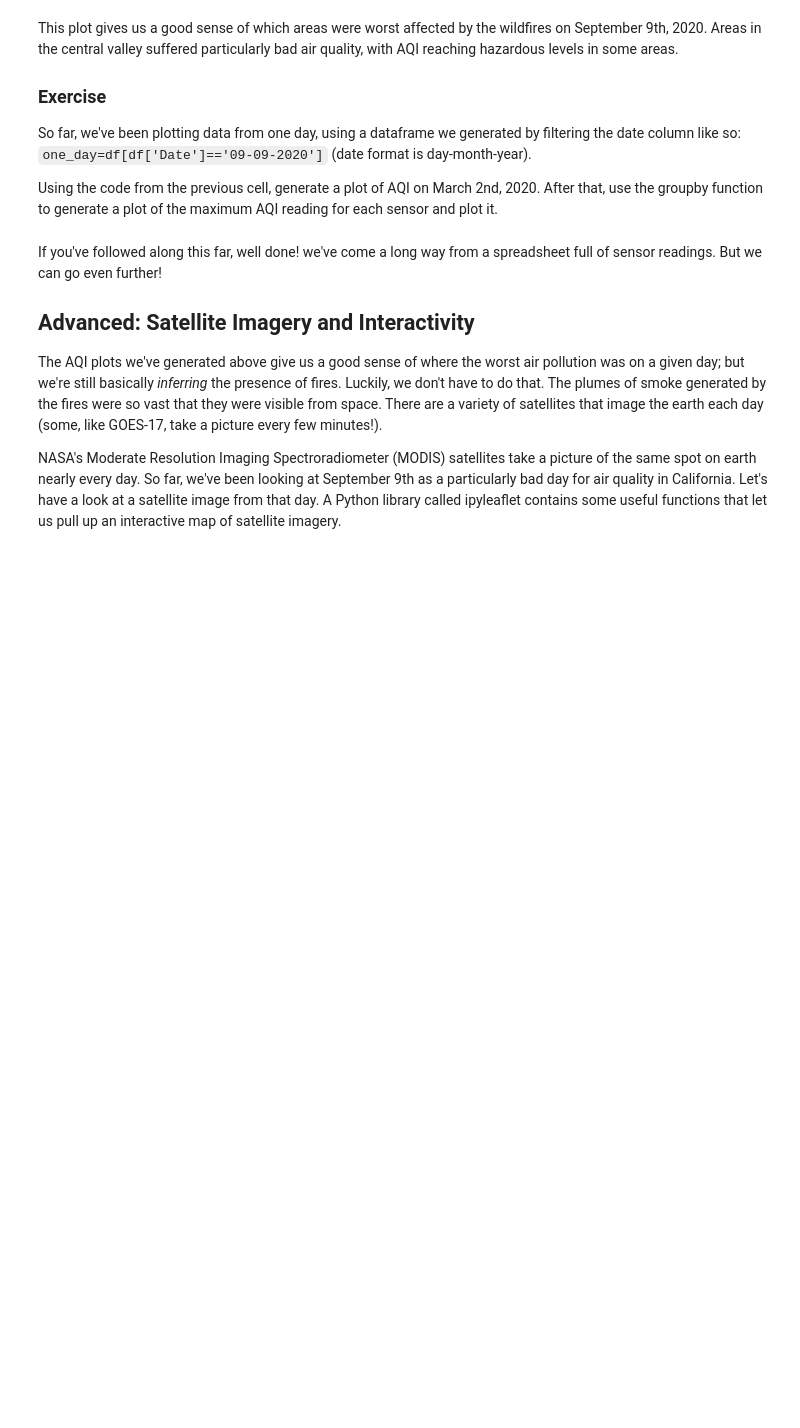
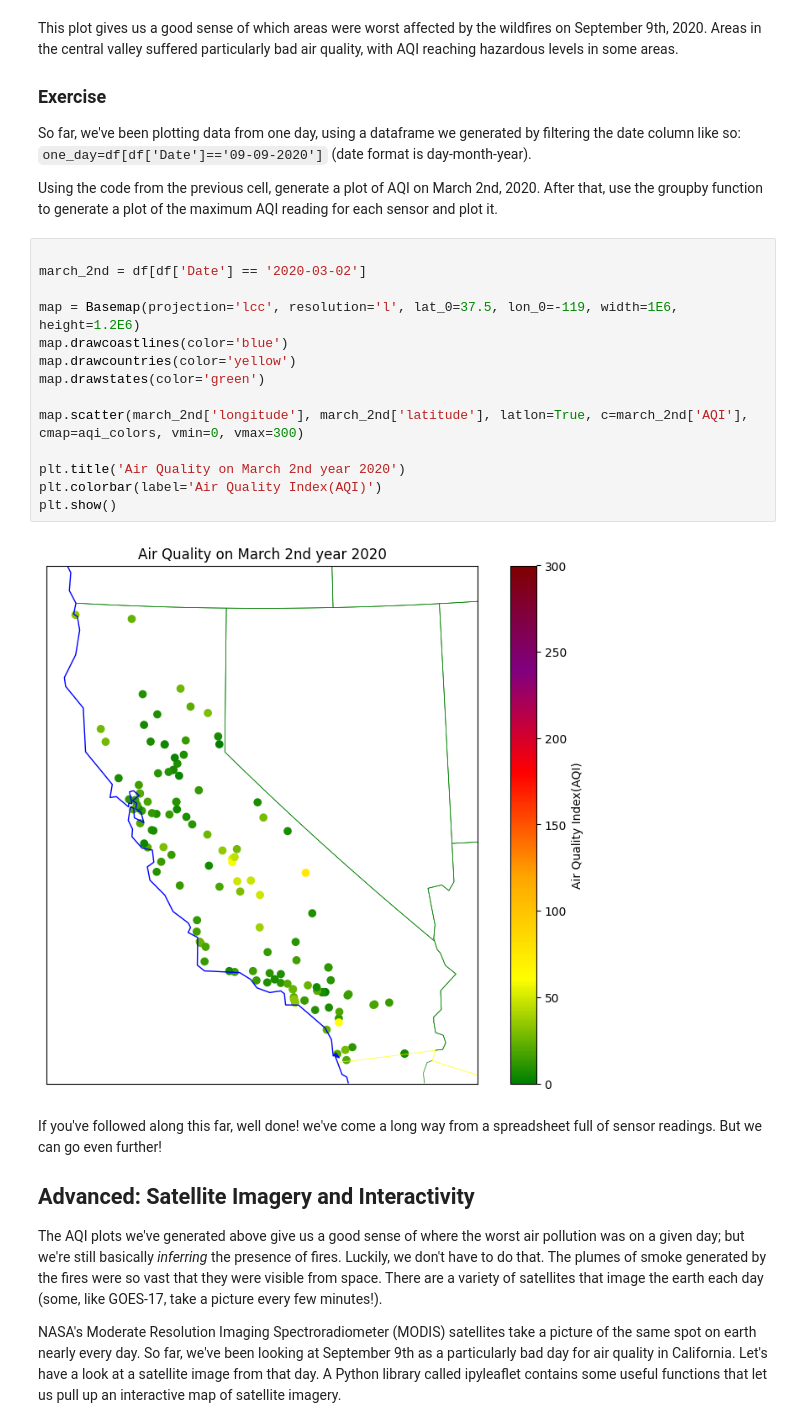
Before and after one commit to Prim-nirotrangsee/QM2, a Jupyter notebook: notebooks/W03. Spatial Data.ipynb, the cells around one changed output. Cells and saved outputs as stored; diff of their text form; blank space fills up the shorter version.

```diff
--- a/notebooks/W03. Spatial Data.ipynb
+++ b/notebooks/W03. Spatial Data.ipynb
@@ -372,6 +426,22 @@ This plot gives us a good sense of which areas were worst affected by the wildfi
 So far, we've been plotting data from one day, using a dataframe we generated by filtering the date column like so: `one_day=df[df['Date']=='09-09-2020']` (date format is day-month-year).
 
 Using the code from the previous cell, generate a plot of AQI on March 2nd, 2020. After that, use the groupby function to generate a plot of the maximum AQI reading for each sensor and plot it.
+# %%
+
+march_2nd = df[df['Date'] == '2020-03-02']
+
+map = Basemap(projection='lcc', resolution='l', lat_0=37.5, lon_0=-119, width=1E6, height=1.2E6)
+map.drawcoastlines(color='blue')
+map.drawcountries(color='yellow')
+map.drawstates(color='green')
+
+map.scatter(march_2nd['longitude'], march_2nd['latitude'], latlon=True, c=march_2nd['AQI'], cmap=aqi_colors, vmin=0, vmax=300)
+
+plt.title('Air Quality on March 2nd year 2020')
+plt.colorbar(label='Air Quality Index(AQI)')
+plt.show()
+# %% [output]
+[figure, added]
 # %% [markdown]
 If you've followed along this far, well done! we've come a long way from a spreadsheet full of sensor readings. But we can go even further!
 
```
Also changed, not shown: parts of 13 cells of this notebook.
